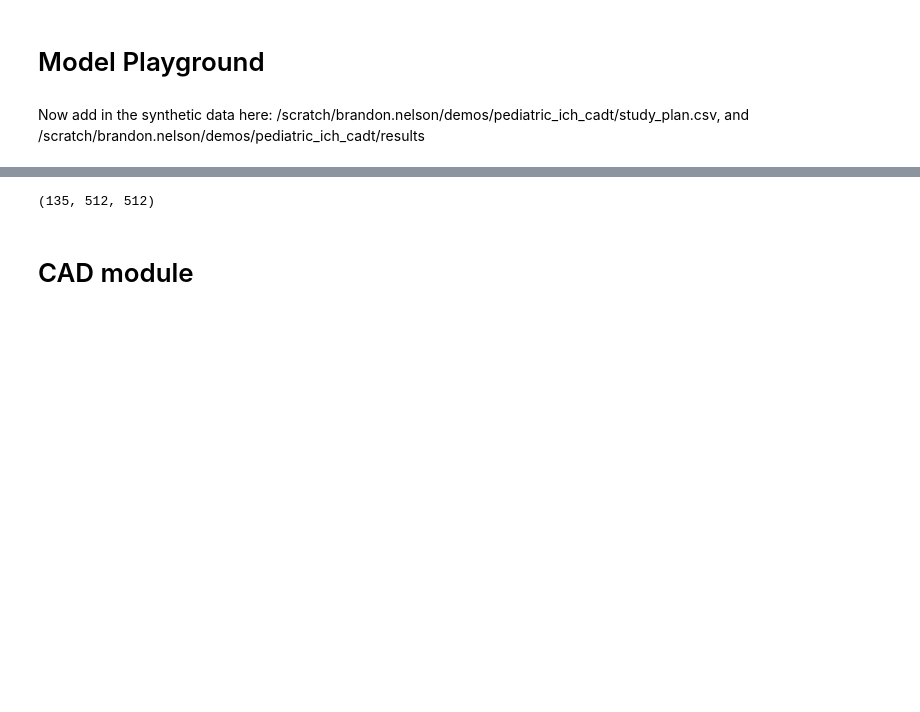
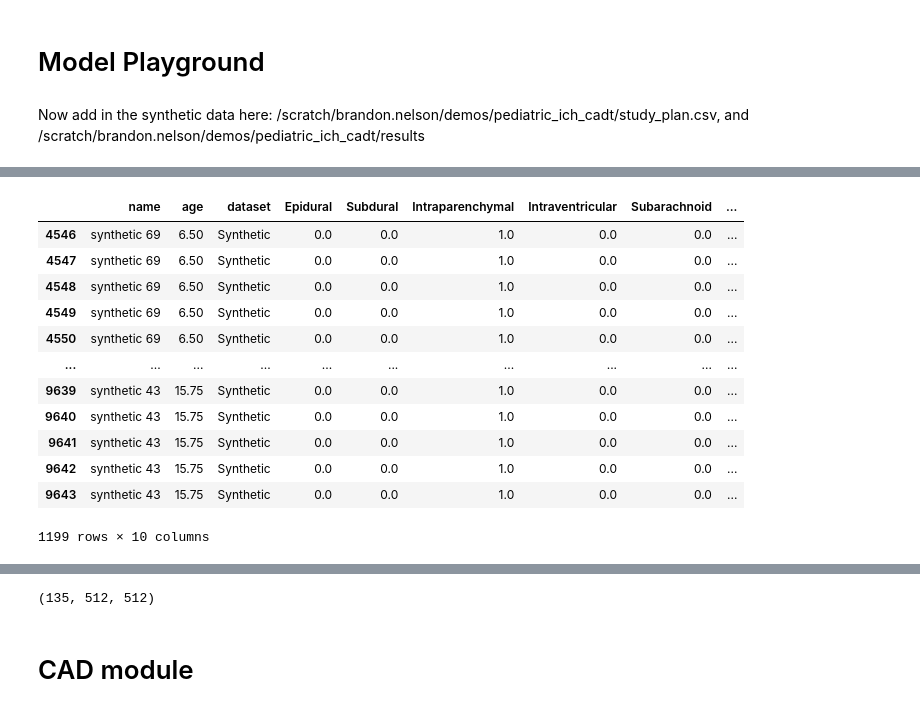
Before and after one commit to brandonjnelsonFDA/Pediatric-AI-Playground, a Jupyter notebook: 01_cadt_inference.ipynb, the cells around one changed output, grey strips where cells are left out. Drawn from its saved outputs; the diff is of its cells as text; code cells hidden in the pictures; blank space fills up the shorter version.

```diff
--- a/01_cadt_inference.ipynb
+++ b/01_cadt_inference.ipynb
@@ -31,3 +30,19 @@ patients
+# %%
+patients[(patients['Intraparenchymal'] == 1) & (patients.dataset == 'Synthetic')]
+# %% [output]
+|  | name | age | dataset | Epidural | Subdural | Intraparenchymal | Intraventricular | Subarachnoid | ... |
+| 4546 | synthetic 69 | 6.50 | Synthetic | 0.0 | 0.0 | 1.0 | 0.0 | 0.0 | ... |
+| 4547 | synthetic 69 | 6.50 | Synthetic | 0.0 | 0.0 | 1.0 | 0.0 | 0.0 | ... |
+| 4548 | synthetic 69 | 6.50 | Synthetic | 0.0 | 0.0 | 1.0 | 0.0 | 0.0 | ... |
+| 4549 | synthetic 69 | 6.50 | Synthetic | 0.0 | 0.0 | 1.0 | 0.0 | 0.0 | ... |
+| 4550 | synthetic 69 | 6.50 | Synthetic | 0.0 | 0.0 | 1.0 | 0.0 | 0.0 | ... |
+| ... | ... | ... | ... | ... | ... | ... | ... | ... | ... |
+| 9639 | synthetic 43 | 15.75 | Synthetic | 0.0 | 0.0 | 1.0 | 0.0 | 0.0 | ... |
+| 9640 | synthetic 43 | 15.75 | Synthetic | 0.0 | 0.0 | 1.0 | 0.0 | 0.0 | ... |
+| 9641 | synthetic 43 | 15.75 | Synthetic | 0.0 | 0.0 | 1.0 | 0.0 | 0.0 | ... |
+| 9642 | synthetic 43 | 15.75 | Synthetic | 0.0 | 0.0 | 1.0 | 0.0 | 0.0 | ... |
+| 9643 | synthetic 43 | 15.75 | Synthetic | 0.0 | 0.0 | 1.0 | 0.0 | 0.0 | ... |
+1199 rows × 10 columns
 # %%
 from gradio_demo import load_synthetic_data
 
```
Also changed, not shown: parts of 5 cells of this notebook, 2 other files.
